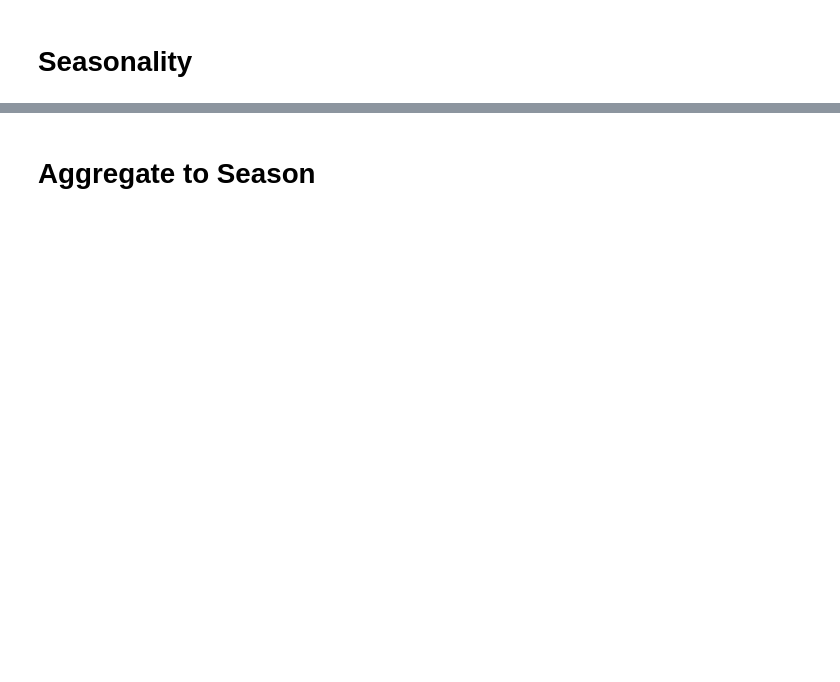
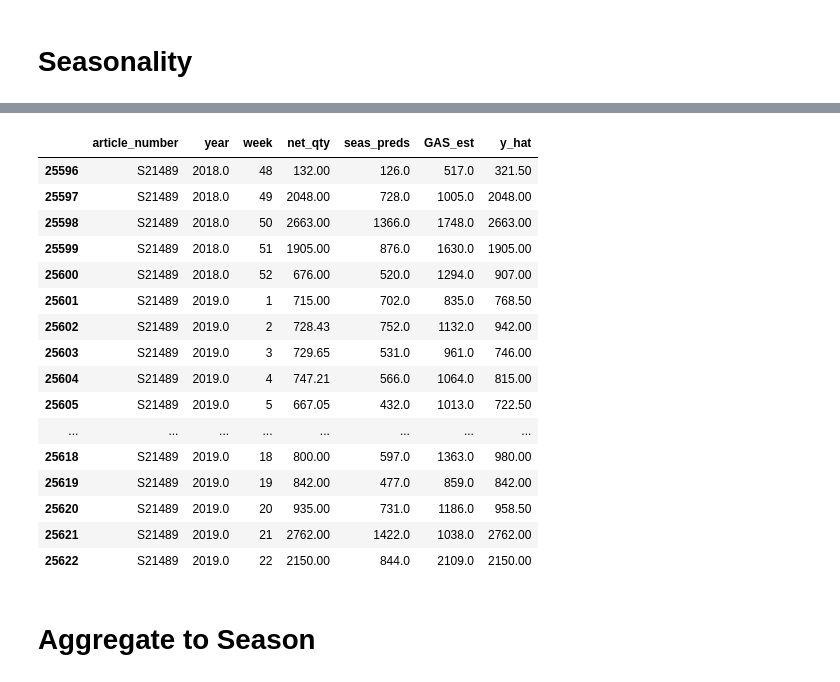
Before and after one commit to cwcomiskey/Misc, a Jupyter notebook: adidas/model_10Sept.ipynb, the cells around one changed output, grey strips where cells are left out. Saved outputs shown, nothing was run; the diff lists cells and outputs as text; code cells hidden in the pictures; blank space fills up the shorter version.

```diff
--- a/adidas/model_10Sept.ipynb
+++ b/adidas/model_10Sept.ipynb
@@ -368 +351,3 @@ dat_GAS = dat_GAS.groupby(['article_number', 'country']).apply(GAS_est).reset_in
+# %%
+dat_GAS = dat_GAS.groupby(['article_number', 'brand', 'country']).apply(GAS_est).reset_index()
 # %%
@@ -453,15 +507,4 @@ preds = seasonality_dat.groupby(['article_number']).apply(regress).reset_index()
 # %%
 # Merge back with reference data
-preds = pd.merge(
-    preds,
-    seasonality_dat[seasonality_dat.season == 'FW19'],
-    how = 'left').sort_values(['article_number', 'year', 'week'])[['article_number', 'year', 'week', 'net_qty', 'seas_preds']] # .fillna(method='ffill')
-
-# Zero out negative preds
-preds['seas_preds'] = np.where(preds.seas_preds > 0, preds.seas_preds, 0)
-
-# Combined observed weeks (partial season)  --- AND --- regression predicted (all) weeks
-preds = pd.merge(
-    preds,   # all weeks
-    dat_GAS, # observed weeks
-    how = 'left')
+preds = pd.merge(preds, seasonality_dat[seasonality_dat.season == SSYY], # [seasonality_dat.season == SSYY],
+    how = 'left').sort_values(['article_number', 'year', 'week'])[['article_number', 'year', 'week', 'net_qty', 'seas_preds']]
@@ -539,3 +531,31 @@ sns.palplot(sns.color_palette())
+# %%
+# Zero out negative preds
+preds['seas_preds'] = np.where(preds.seas_preds > 0, preds.seas_preds, 0)
+
+# Combine: preds = All weeks --AND-- dat_GAS = observed weeks
+preds = pd.merge(preds, dat_GAS.round(), how = 'left', left_on=['article_number', 'year', 'week'], right_on=['article_number', 'year', 'week'])
+
+# preds = preds.astype({'year': 'int', 'net_qty': 'int', 'seas_preds': 'int', 'GAS_est': 'int'})
+# %%
+preds[preds.article_number == 'S21489']
+# %% [output]
+|  | article_number | year | week | net_qty | seas_preds | GAS_est | y_hat |
+| 25596 | S21489 | 2018.0 | 48 | 132.00 | 126.0 | 517.0 | 321.50 |
+| 25597 | S21489 | 2018.0 | 49 | 2048.00 | 728.0 | 1005.0 | 2048.00 |
+| 25598 | S21489 | 2018.0 | 50 | 2663.00 | 1366.0 | 1748.0 | 2663.00 |
+| 25599 | S21489 | 2018.0 | 51 | 1905.00 | 876.0 | 1630.0 | 1905.00 |
+| 25600 | S21489 | 2018.0 | 52 | 676.00 | 520.0 | 1294.0 | 907.00 |
+| 25601 | S21489 | 2019.0 | 1 | 715.00 | 702.0 | 835.0 | 768.50 |
+| 25602 | S21489 | 2019.0 | 2 | 728.43 | 752.0 | 1132.0 | 942.00 |
+| 25603 | S21489 | 2019.0 | 3 | 729.65 | 531.0 | 961.0 | 746.00 |
+| 25604 | S21489 | 2019.0 | 4 | 747.21 | 566.0 | 1064.0 | 815.00 |
+| 25605 | S21489 | 2019.0 | 5 | 667.05 | 432.0 | 1013.0 | 722.50 |
+| ... | ... | ... | ... | ... | ... | ... | ... |
+| 25618 | S21489 | 2019.0 | 18 | 800.00 | 597.0 | 1363.0 | 980.00 |
+| 25619 | S21489 | 2019.0 | 19 | 842.00 | 477.0 | 859.0 | 842.00 |
+| 25620 | S21489 | 2019.0 | 20 | 935.00 | 731.0 | 1186.0 | 958.50 |
+| 25621 | S21489 | 2019.0 | 21 | 2762.00 | 1422.0 | 1038.0 | 2762.00 |
+| 25622 | S21489 | 2019.0 | 22 | 2150.00 | 844.0 | 2109.0 | 2150.00 |
 # %% [markdown]
 # Aggregate to Season
 # %%
```
Also changed, not shown: parts of 163 cells of this notebook.
